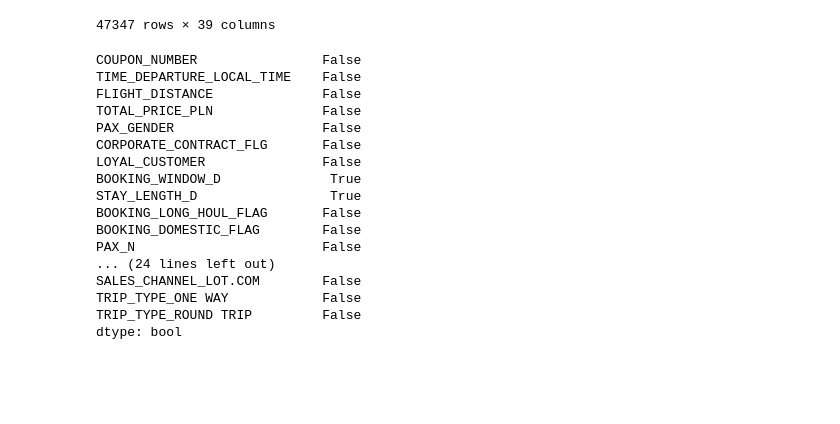
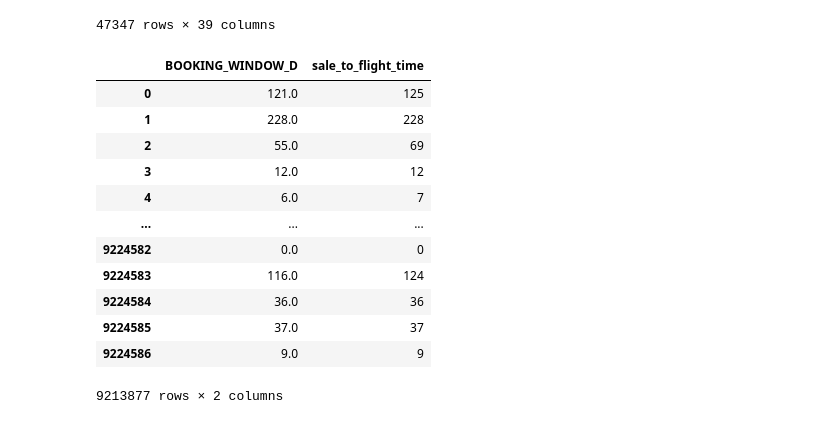
Before and after one commit to kuba1302/ticket-upgrade-prediction, a Jupyter notebook: eda.ipynb, the cells around one changed output. Drawn from its saved outputs; the diff is of its cells as text; code cells hidden in the pictures; blank space fills up the shorter version.

```diff
--- a/eda.ipynb
+++ b/eda.ipynb
@@ -405,25 +405,3 @@ clean_test
 | 47393 | 2 | 13 | 1107 | 651.16 | 1 | ... |
 | 47394 | 3 | 8 | 246 | 882.55 | 0 | ... |
 47347 rows × 39 columns
-# %%
-clean_test.isna().any()
-# %% [output]
-COUPON_NUMBER                False
-TIME_DEPARTURE_LOCAL_TIME    False
-FLIGHT_DISTANCE              False
-TOTAL_PRICE_PLN              False
-PAX_GENDER                   False
-CORPORATE_CONTRACT_FLG       False
-LOYAL_CUSTOMER               False
-BOOKING_WINDOW_D              True
-STAY_LENGTH_D                 True
-BOOKING_LONG_HOUL_FLAG       False
-BOOKING_DOMESTIC_FLAG        False
-PAX_N                        False
-... (24 lines left out)
-SALES_CHANNEL_LOT.COM        False
-TRIP_TYPE_ONE WAY            False
-TRIP_TYPE_ROUND TRIP         False
-dtype: bool
-# %%
-X = X.fillna(X.mean())
@@ -432,0 +408,16 @@ X_scaled = scaler.fit_transform(X)
+# %%
+X[['BOOKING_WINDOW_D', 'sale_to_flight_time']]
+# %% [output]
+|  | BOOKING_WINDOW_D | sale_to_flight_time |
+| 0 | 121.0 | 125 |
+| 1 | 228.0 | 228 |
+| 2 | 55.0 | 69 |
+| 3 | 12.0 | 12 |
+| 4 | 6.0 | 7 |
+| ... | ... | ... |
+| 9224582 | 0.0 | 0 |
+| 9224583 | 116.0 | 124 |
+| 9224584 | 36.0 | 36 |
+| 9224585 | 37.0 | 37 |
+| 9224586 | 9.0 | 9 |
+9213877 rows × 2 columns
```
Also changed, not shown: parts of 1 cell of this notebook, 1 other file.
